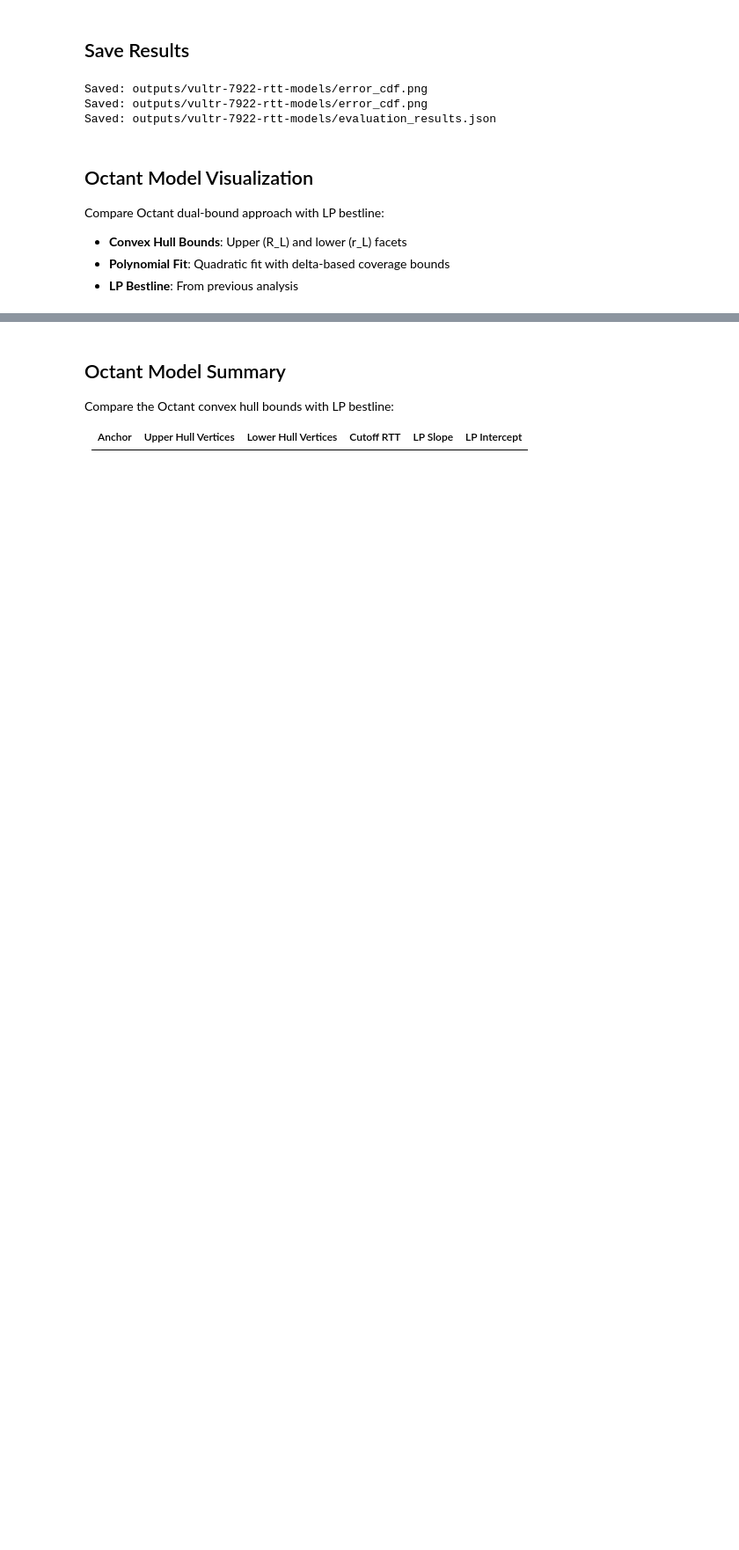
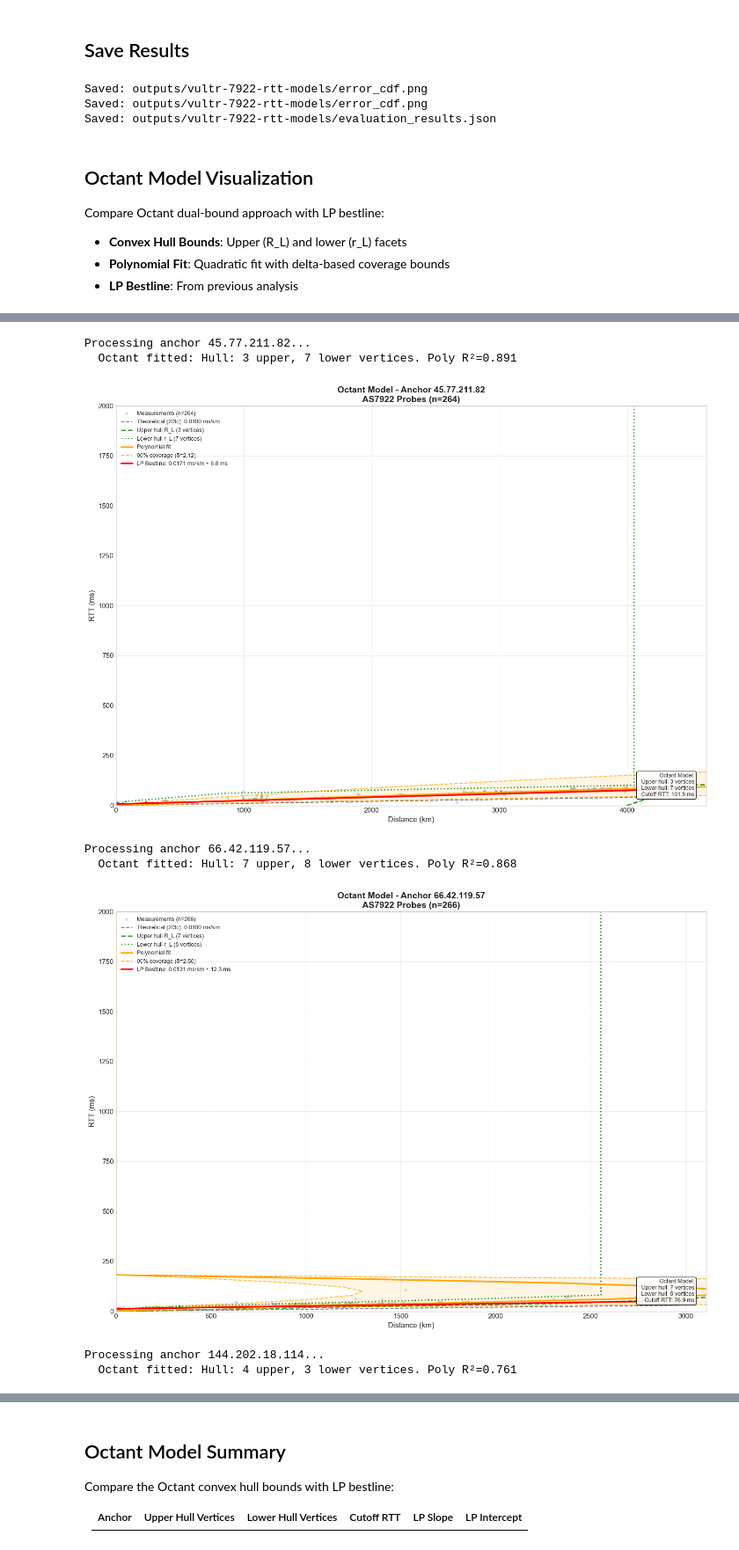
Before and after one commit to sizhewang25/cbg-framework, a Jupyter notebook: scripts/analysis/cbg_feasibility/filter_demonstration.ipynb, the cells around one changed output, grey strips where cells are left out. Shown at 88% size. Drawn from its saved outputs; the diff is of its cells as text; code cells hidden in the pictures; blank space fills up the shorter version.

```diff
--- a/scripts/analysis/cbg_feasibility/filter_demonstration.ipynb
+++ b/scripts/analysis/cbg_feasibility/filter_demonstration.ipynb
@@ -736,5 +737,5 @@ print("Octant model imported successfully")
 # %%
-def plot_octant_scatter(anchor_ip, distances, rtts, lp_model=None, max_rtt_ms=150, target_coverage=0.90):
+def plot_octant_scatter(anchor_ip, distances, rtts, lp_model=None, max_rtt_ms=2000, target_coverage=0.90):
     """
     Plot RTT-distance scatter with Octant dual bounds overlay.
 
@@ -768,7 +769,10 @@ def plot_octant_scatter(anchor_ip, distances, rtts, lp_model=None, max_rtt_ms=15
             label=f'Theoretical (2/3c): {THEORETICAL_SLOPE:.4f} ms/km')
 
     # Fit Octant model
-    octant_model = OctantRTTModel(anchor_ip=anchor_ip)
+    octant_model = OctantRTTModel(
+        anchor_ip=anchor_ip,
+        cutoff_rtt=2000,
+    )
     octant_model.fit(rtts, distances)
 
     if octant_model.fitted:
@@ -866,26 +872,35 @@ print("Octant scatter plot function defined")
 # %%
 # Generate Octant plots for each anchor
 octant_models = {}
 
 for anchor_ip, data in results.items():
     distances = data['distances']
     rtts = data['rtts']
 
     # Get LP model if available
     lp_model = models.get(anchor_ip)
 
     print(f"\nProcessing anchor {anchor_ip}...")
     fig, octant_model = plot_octant_scatter(
         anchor_ip, distances, rtts,
         lp_model=lp_model,
-        max_rtt_ms=150,
+        max_rtt_ms=2000,
         target_coverage=0.90
     )
 
     octant_models[anchor_ip] = octant_model
 
     if octant_model.fitted:
         print(f"  Octant fitted: {octant_model.fit_message}")
 
     plt.show()
     plt.close()
+# %% [output]
+Processing anchor 45.77.211.82...
+  Octant fitted: Hull: 3 upper, 7 lower vertices. Poly R²=0.891
+[figure, added]
+Processing anchor 66.42.119.57...
+  Octant fitted: Hull: 7 upper, 8 lower vertices. Poly R²=0.868
+[figure, added]
+Processing anchor 144.202.18.114...
+  Octant fitted: Hull: 4 upper, 3 lower vertices. Poly R²=0.761
```
Also changed, not shown: parts of 5 cells of this notebook, 1 other file.
